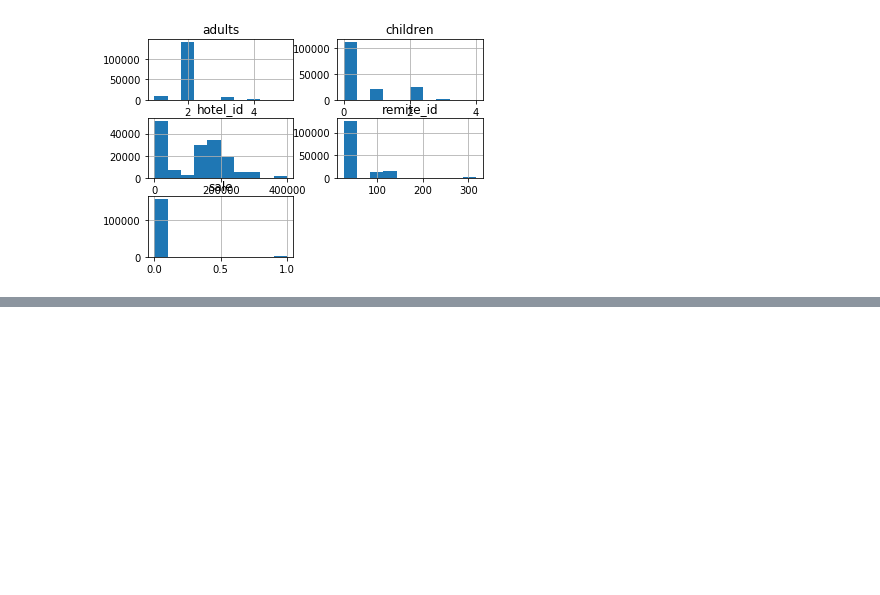
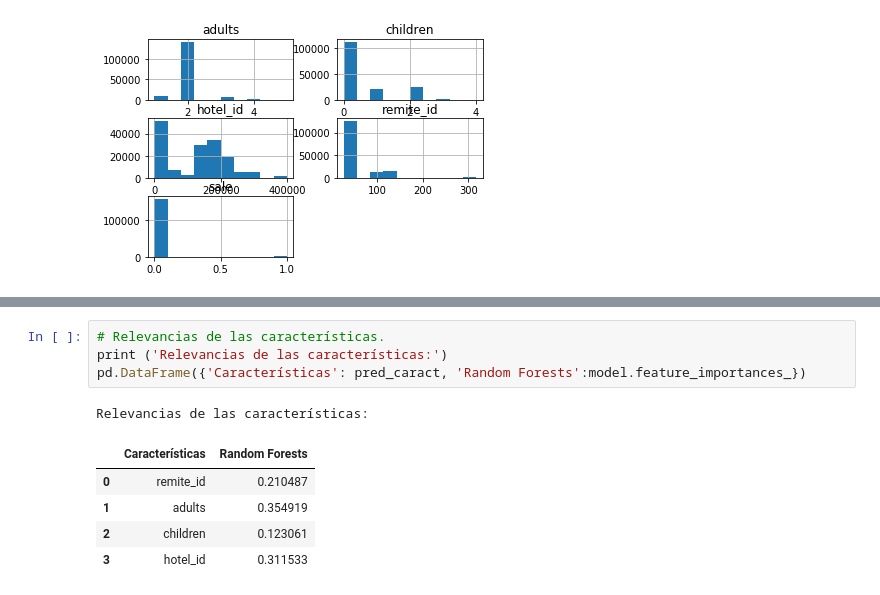
Before and after one commit to diego-anderica/Trabajo-Prediccion, a Jupyter notebook: Random Forest.ipynb, the cells around one changed output, grey strips where cells are left out. Saved outputs shown, nothing was run; the diff lists cells and outputs as text; blank space fills up the shorter version.

```diff
--- a/Random Forest.ipynb
+++ b/Random Forest.ipynb
@@ -104,0 +230,11 @@ plt.show()
+# %%
+# Relevancias de las características.
+print ('Relevancias de las características:')
+pd.DataFrame({'Características': pred_caract, 'Random Forests':model.feature_importances_})
+# %% [output]
+Relevancias de las características:
+|  | Características | Random Forests |
+| 0 | remite_id | 0.210487 |
+| 1 | adults | 0.354919 |
+| 2 | children | 0.123061 |
+| 3 | hotel_id | 0.311533 |
```
Also changed, not shown: parts of 21 cells of this notebook, 1 other file.
